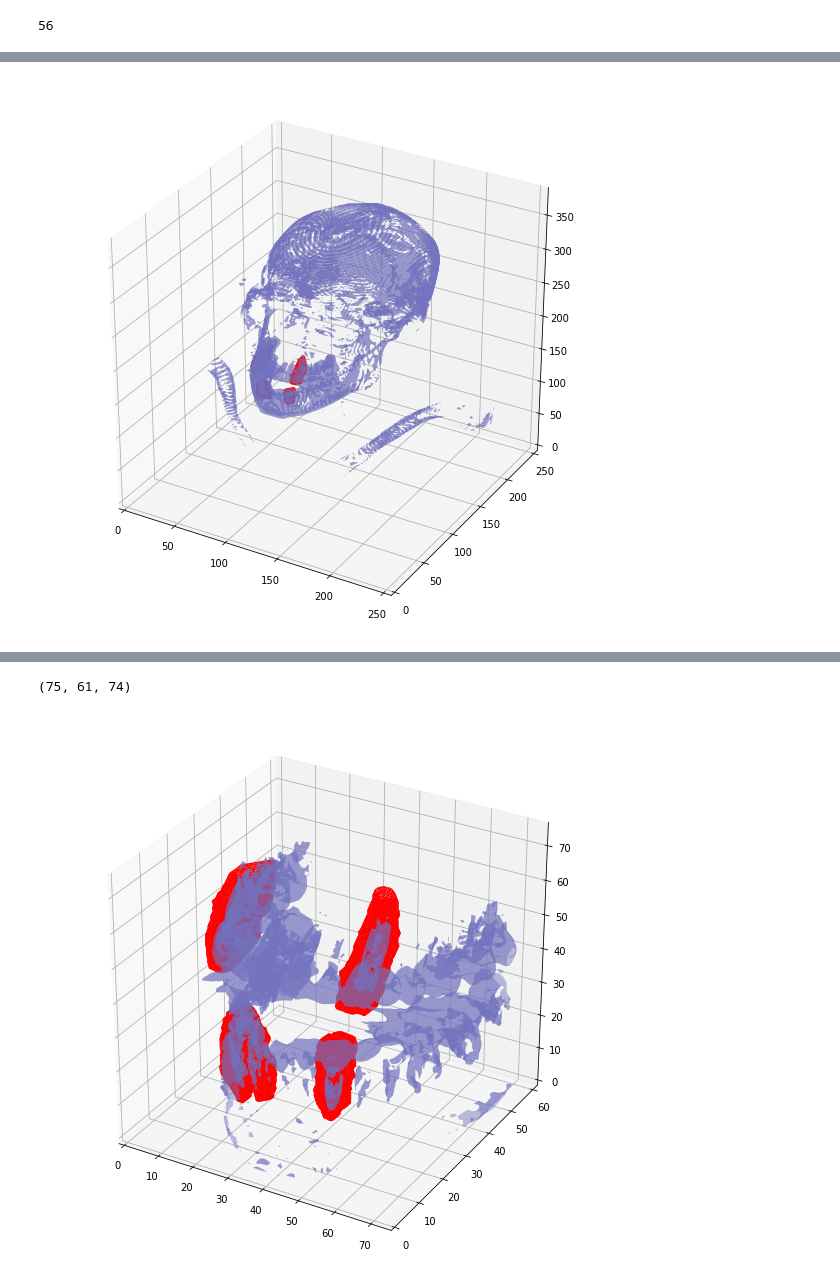
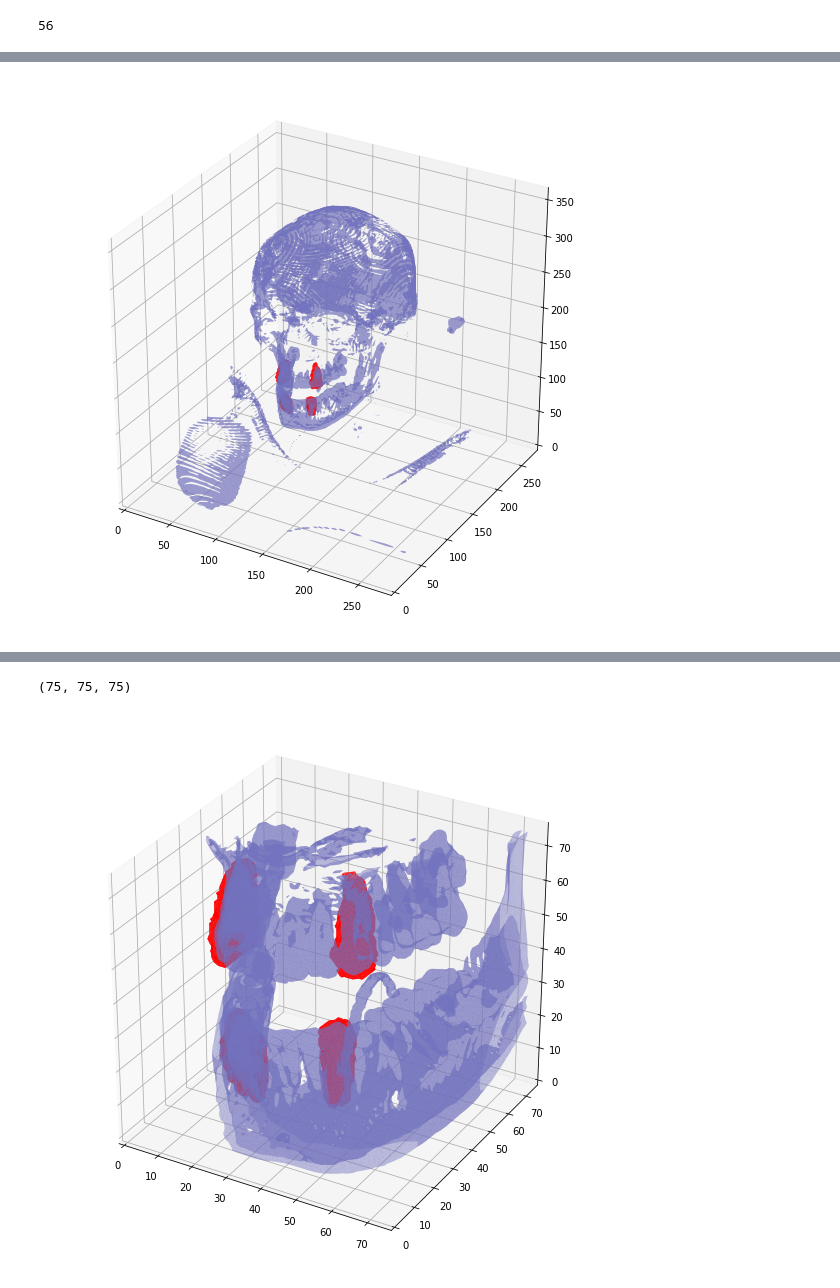
Before and after one commit to PlayWeird/utooth, a Jupyter notebook: preprocessing_dicom.ipynb, the cells around one changed output, grey strips where cells are left out. Saved outputs shown, nothing was run; the diff lists cells and outputs as text; code cells hidden in the pictures.

Commit message:
Made it so that the size of volume roi could be manually set.

```diff
--- a/preprocessing_dicom.ipynb
+++ b/preprocessing_dicom.ipynb
@@ -30,11 +28,10 @@ print(len(data_sample_paths))
 # %% [output]
 56
 # %%
-sample = 7
+sample = 0
 # first_sample = ct_utils.load_scan(paths_to_samples[1])
 first_sample = ct_utils.load_scan(data_pair_paths[sample]['data'])
 first_sample_pixels = ct_utils.convert_to_hounsfield(first_sample)
 nifti = nib.load(data_pair_paths[sample]['label'])
 label = np.asarray(nifti.dataobj)
 label = label.transpose(2, 1, 0)
-print(nifti)
@@ -84,23 +63,23 @@ Label after resampling   (382, 252, 252)
 # ct_utils.plot_3d(label_resampled, 0, [2, 1, 0])
 ct_utils.plot_3d_with_labels(pix_resampled, label_resampled, 1200, [2, 1, 0], 2)
 # %% [output]
-[figure, old version]
+[figure, new version]
 # %%
 # vv = visualize_volumes.ImageSliceViewer3D(pix_resampled)
 # ct_utils.make_gifs(pix_resampled, "test_gif", "axial")
 # %% [markdown]
 ![SegmentLocal](test_gif_axial.gif "segment")
 # %%
-min_box, max_box = ct_utils.jaw_isolation(pix_resampled, iterations=4, growth_rate=.98)
+min_box, max_box = ct_utils.jaw_isolation(pix_resampled, iterations=4, growth_rate=.98, size=[75, 75, 75])
 jaw_isolated = ct_utils.extract_roi(pix_resampled, min_box, max_box)
 label_isolated = ct_utils.extract_roi(label_resampled, min_box, max_box)
 print(jaw_isolated.shape)
 # %% [output]
-(75, 61, 74)
+(75, 75, 75)
 # %%
-ct_utils.plot_3d_with_labels(jaw_isolated, label_isolated, 1600, [2, 1, 0], 1)
+ct_utils.plot_3d_with_labels(jaw_isolated, label_isolated, 1000, [2, 1, 0], 1)
 # %% [output]
-[figure, old version]
+[figure, new version]
 # %%
 ct_utils.plot_volume_histogram(label, bins=22, range=[1, 4] ,color='c')
 # %% [output]
```
Also changed, not shown: parts of 5 cells of this notebook, 2 other files.
